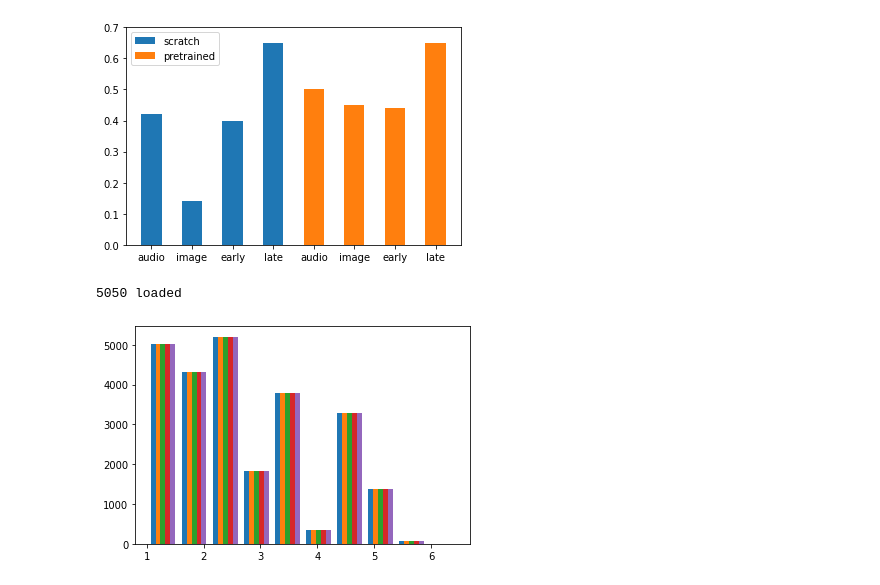
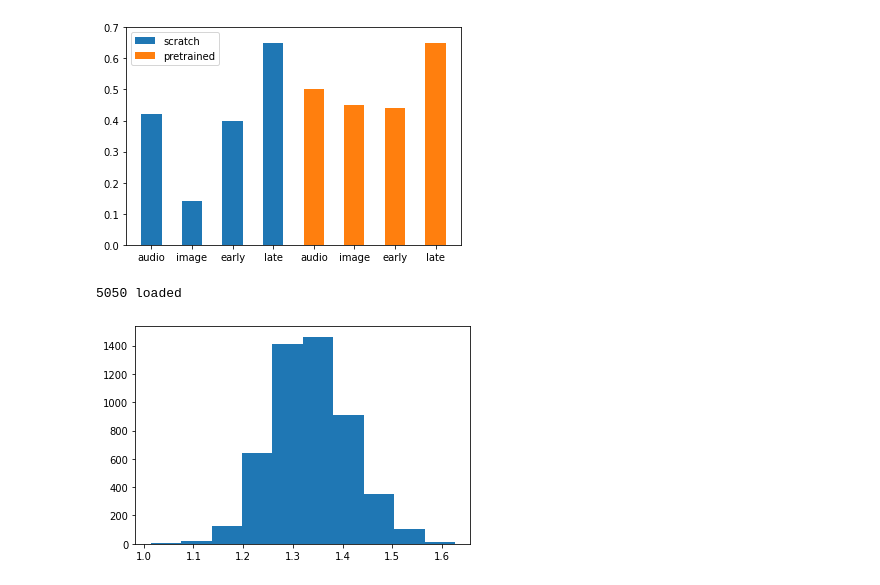
Before and after one commit to lixinghe1999/multi_modal, a Jupyter notebook: plot.ipynb, the cells around one changed output. Saved outputs shown, nothing was run; the diff lists cells and outputs as text; code cells hidden in the pictures.

```diff
--- a/plot.ipynb
+++ b/plot.ipynb
@@ -115,10 +115,10 @@ plt.show()
 # %%
 import pickle
 weights = pickle.load(open('segmentation/modality_weight.pkl', 'rb'))
 print(f'{len(weights)} loaded')
-weights = weights[:5]
+weights = np.array(weights)[:, -1]
 plt.hist(weights)
 plt.show()
 # %% [output]
 5050 loaded
-[figure, old version]
+[figure, new version]
```
Also changed, not shown: 1 other file.
